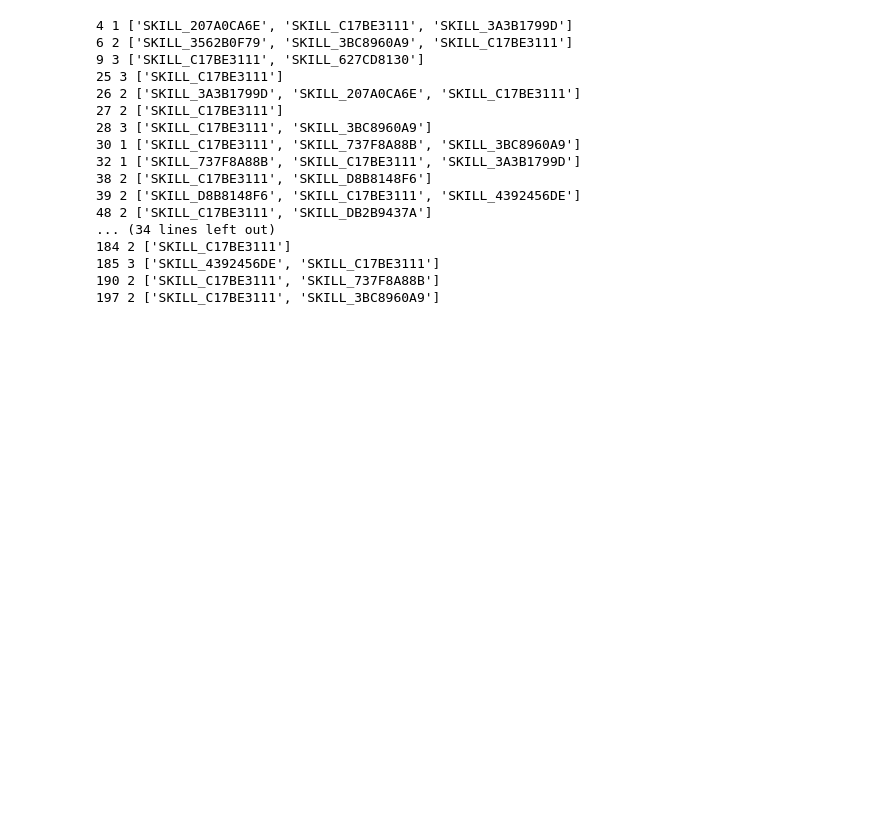
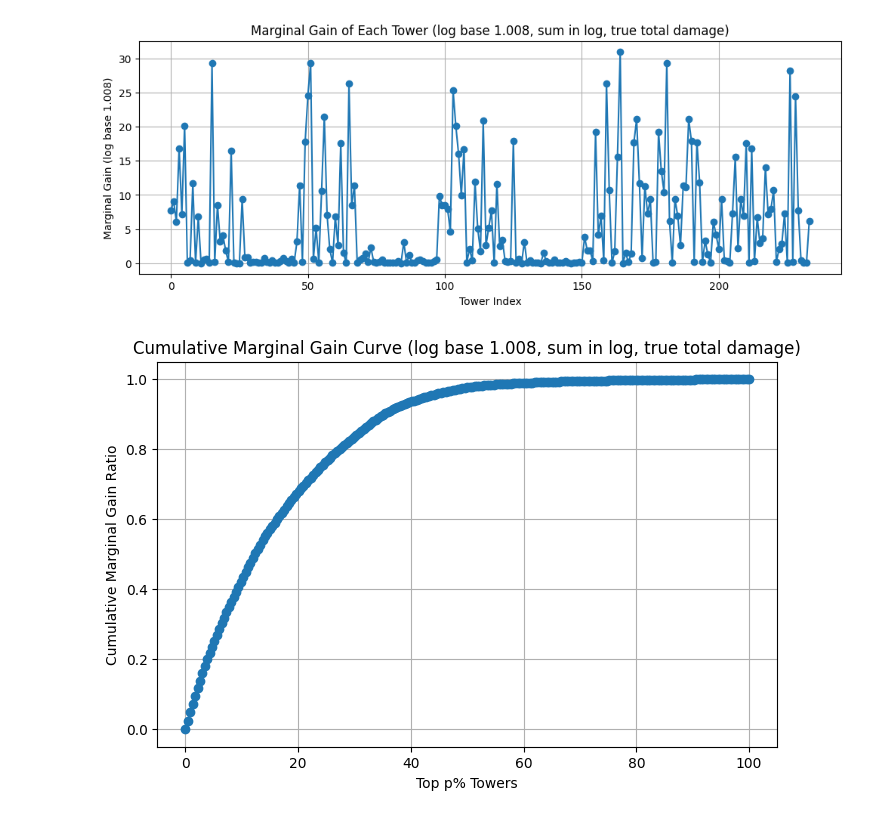
Before and after one commit to q1w2e3r4-1/TowerDefense-JiuKun, a Jupyter notebook: test.ipynb, the cells around one changed output. Cells and saved outputs as stored; diff of their text form; code cells hidden in the pictures; blank space fills up the shorter version.

Commit message:
analyze expect value

```diff
--- a/test.ipynb
+++ b/test.ipynb
@@ -15,33 +98,42 @@ with open('enemy_data.json', 'r') as f:
 # %%
+# 计算每座塔的边际收益（log1.008），得分为log(所有塔的估值之和)，base_score和curr_score都在log里，base_sum用真实总伤害
+import numpy as np
+import matplotlib.pyplot as plt
 
-c = [0 for i in range(100)]
-for (i, resp) in enumerate(resps):
-    round_id = 0
-    for monster in resp['value']['labels']:
-        round_id += 1
-        c[len(monster['spawnTimes'])] += 1
-        if 'SKILL_C17BE3111' in (monster['skills']):
-            print(i, round_id, monster['skills'])
-        # if 'SKILL_E386ECBE0' in (monster['skills']):
-        #     print(i, monster['skills'])
-# for i in range(1, 50):
-#     if c[i]:
-#         print(f"{i}: {c[i]}")
+if all_damages and all_total_damages:
+    arr = np.array(all_damages[0])
+    log_base = 1.008
+    base_sum = all_total_damages[0]  # 用真实总伤害
+    marginal_gains = []
+    for i in range(len(arr)):
+        curr_sum = base_sum + arr[i]
+        prev_score = np.log(base_sum + 1) / np.log(log_base)
+        curr_score = np.log(curr_sum + 1) / np.log(log_base)
+        marginal_gains.append(curr_score - prev_score)
+    marginal_gains = np.array(marginal_gains)
+
+    # 可视化分布
+    plt.figure(figsize=(12,4))
+    plt.plot(marginal_gains, marker='o')
+    plt.xlabel('Tower Index')
+    plt.ylabel('Marginal Gain (log base 1.008)')
+    plt.title('Marginal Gain of Each Tower (log base 1.008, sum in log, true total damage)')
+    plt.grid(True)
+    plt.show()
+
+    # 累积曲线
+    sorted_gains = np.sort(marginal_gains)[::-1]
+    cumsum_gains = np.cumsum(sorted_gains)
+    total_gains = cumsum_gains[-1]
+    ps = np.linspace(0, 1, len(sorted_gains)+1)
+    values = np.concatenate([[0], cumsum_gains / total_gains])
+    plt.figure(figsize=(8,5))
+    plt.plot(ps*100, values, marker='o')
+    plt.xlabel('Top p% Towers')
+    plt.ylabel('Cumulative Marginal Gain Ratio')
+    plt.title('Cumulative Marginal Gain Curve (log base 1.008, sum in log, true total damage)')
+    plt.grid(True)
+    plt.show()
 # %% [output]
-4 1 ['SKILL_207A0CA6E', 'SKILL_C17BE3111', 'SKILL_3A3B1799D']
-6 2 ['SKILL_3562B0F79', 'SKILL_3BC8960A9', 'SKILL_C17BE3111']
-9 3 ['SKILL_C17BE3111', 'SKILL_627CD8130']
-25 3 ['SKILL_C17BE3111']
-26 2 ['SKILL_3A3B1799D', 'SKILL_207A0CA6E', 'SKILL_C17BE3111']
-27 2 ['SKILL_C17BE3111']
-28 3 ['SKILL_C17BE3111', 'SKILL_3BC8960A9']
-30 1 ['SKILL_C17BE3111', 'SKILL_737F8A88B', 'SKILL_3BC8960A9']
-32 1 ['SKILL_737F8A88B', 'SKILL_C17BE3111', 'SKILL_3A3B1799D']
-38 2 ['SKILL_C17BE3111', 'SKILL_D8B8148F6']
-39 2 ['SKILL_D8B8148F6', 'SKILL_C17BE3111', 'SKILL_4392456DE']
-48 2 ['SKILL_C17BE3111', 'SKILL_DB2B9437A']
-... (34 lines left out)
-184 2 ['SKILL_C17BE3111']
-185 3 ['SKILL_4392456DE', 'SKILL_C17BE3111']
-190 2 ['SKILL_C17BE3111', 'SKILL_737F8A88B']
-197 2 ['SKILL_C17BE3111', 'SKILL_3BC8960A9']
+[figure, added]
+[figure, added]
```
Also changed, not shown: parts of 4 cells of this notebook, 3 other files.
